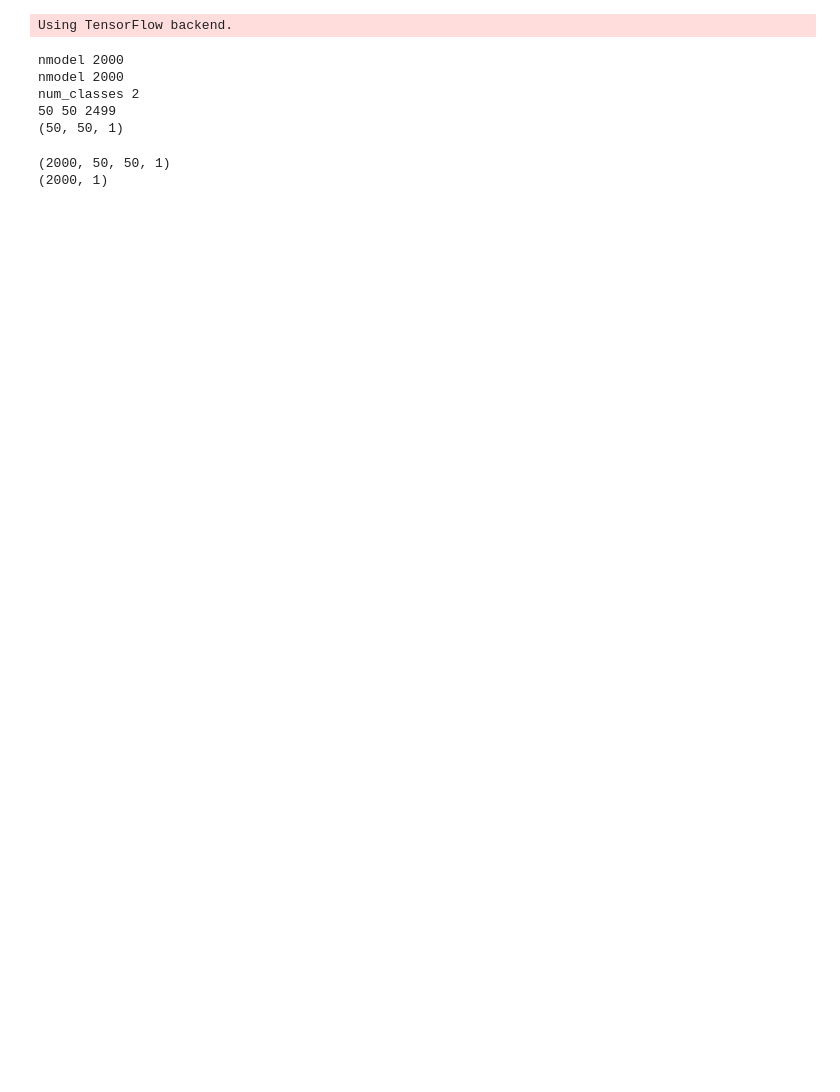
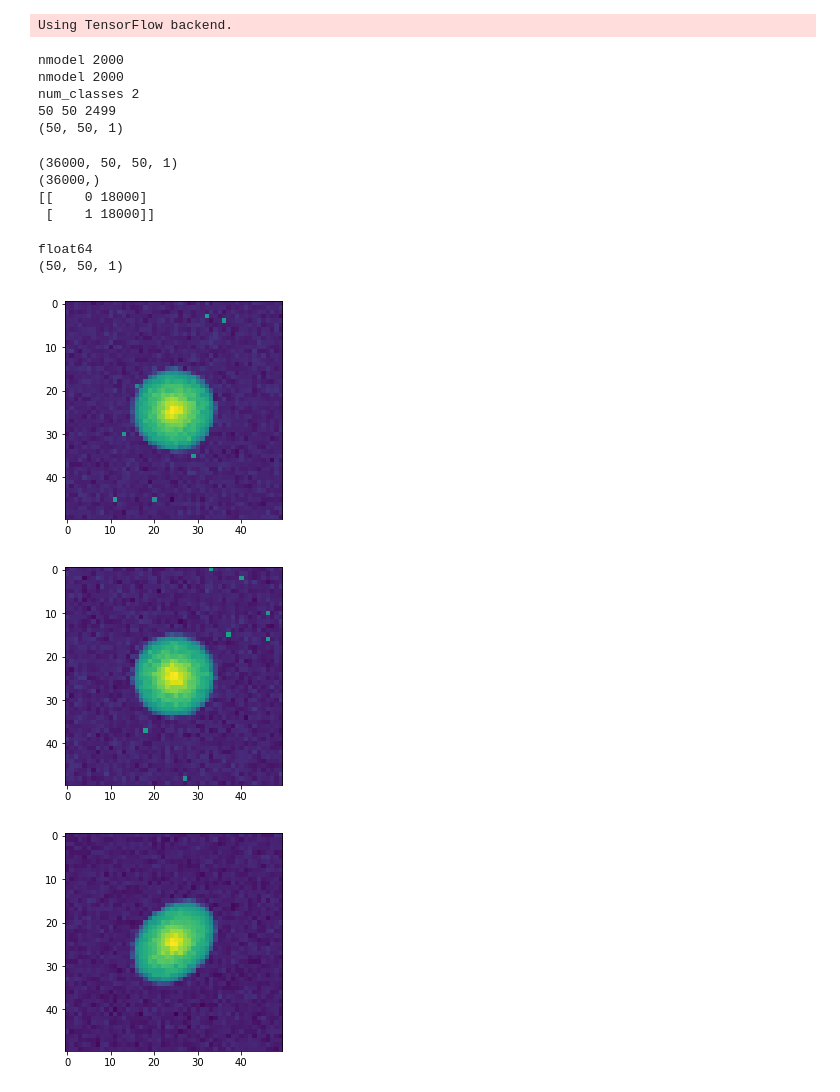
Before and after one commit to JamesCaldon/Galaxy-Classification-Research-Project, a Jupyter notebook: Classification E_ES (3)/test26d (classification).ipynb, the cells around one changed output. Saved outputs shown, nothing was run; the diff lists cells and outputs as text; code cells hidden in the pictures; blank space fills up the shorter version.

```diff
--- a/Classification E_ES (3)/test26d (classification).ipynb
+++ b/Classification E_ES (3)/test26d (classification).ipynb
@@ -133,21 +142,47 @@ def old():
 # %%
-%run ../data_preparation/FILE_IO_FUNCTIONS.ipynb
-nmodel_part = int(nmodel/2)
-x_dataset_wd = load_data(data="DATA3", count=nmodel_part)
-x_dataset_wod = load_data(data="DATA4", count=nmodel_part)
+def new_old():
+    %run ../data_preparation/FILE_IO_FUNCTIONS.ipynb
+    nmodel_part = int(nmodel/2)
+    x_dataset_wd = load_data(data="DATA3", count=nmodel_part)
+    x_dataset_wod = load_data(data="DATA4", count=nmodel_part)
 
-y_dataset_wd = np.ones((x_dataset_wd.shape[0], 1), np.int)
-y_dataset_wod = np.zeros((x_dataset_wod.shape[0], 1), np.int)
+    y_dataset_wd = np.ones((x_dataset_wd.shape[0], 1), np.int)
+    y_dataset_wod = np.zeros((x_dataset_wod.shape[0], 1), np.int)
 
-x_dataset = np.append(x_dataset_wd, x_dataset_wod, axis=0)
-y_dataset = np.append(y_dataset_wd, y_dataset_wod, axis=0)
-
-%run ../data_preparation/PRE_PROCESSING.ipynb
-add_gaussian_noise(x_dataset)
-add_point_sources(x_dataset)
-
-print(x_dataset.shape)
-print(y_dataset.shape)
+    x_dataset = np.append(x_dataset_wd, x_dataset_wod, axis=0)
+    y_dataset = np.append(y_dataset_wd, y_dataset_wod, axis=0)
-# %% [output]
-(2000, 50, 50, 1)
-(2000, 1)
+# %%
+%run ../data_preparation/PRE_PROCESSING.ipynb
+add_gaussian_noise(x_dataset)
+add_point_sources(x_dataset)
+
+print(x_dataset.shape)
+print(y_dataset.shape)
+
+unique, counts = np.unique(y_dataset, return_counts=True)
+print(np.asarray((unique, counts)).T)
+# %% [output]
+(36000, 50, 50, 1)
+(36000,)
+[[    0 18000]
+ [    1 18000]]
+# %%
+from matplotlib import image
+from matplotlib import pyplot
+
+# summarize shape of the pixel array
+print(x_dataset[0].dtype)
+print(x_dataset[0].shape)
+# display the array of pixels as an image
+pyplot.imshow(x_dataset[0])
+pyplot.show()
+pyplot.imshow(x_dataset[1])
+pyplot.show()
+pyplot.imshow(x_dataset[2])
+pyplot.show()
+# %% [output]
+float64
+(50, 50, 1)
+[figure, added]
+[figure, added]
+[figure, added]
```
Also changed, not shown: parts of 7 cells of this notebook, 43 other files.
